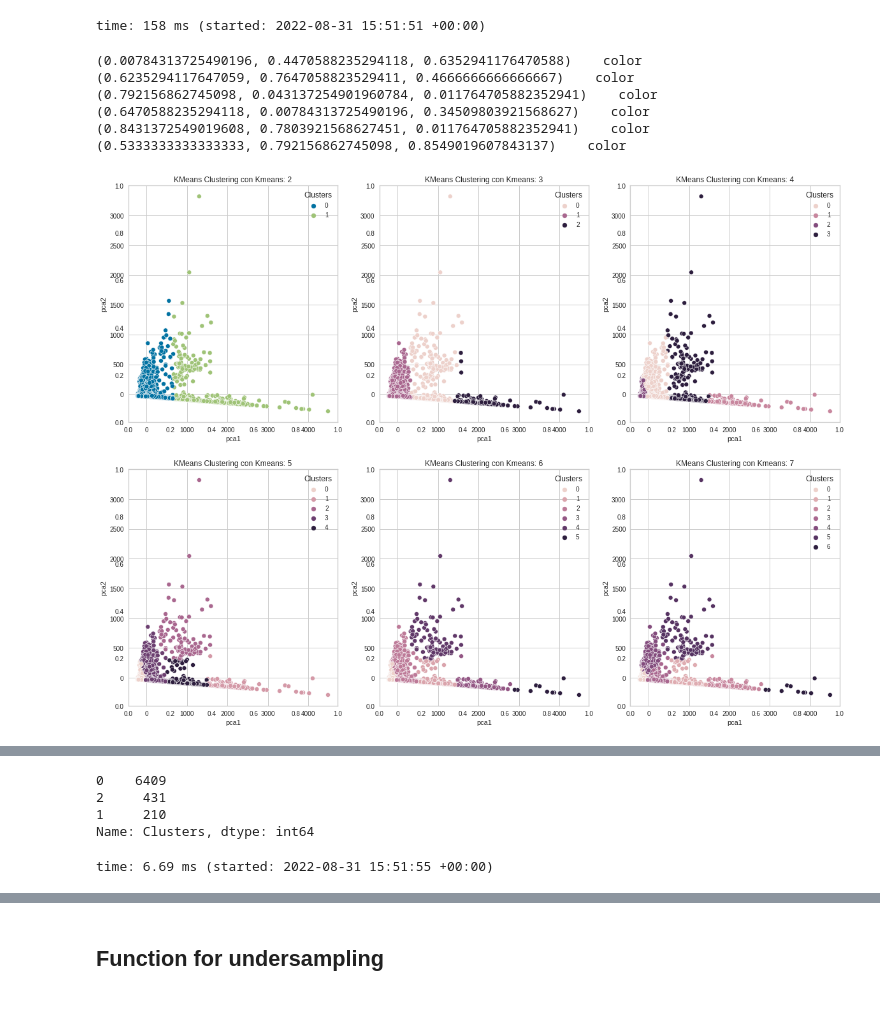
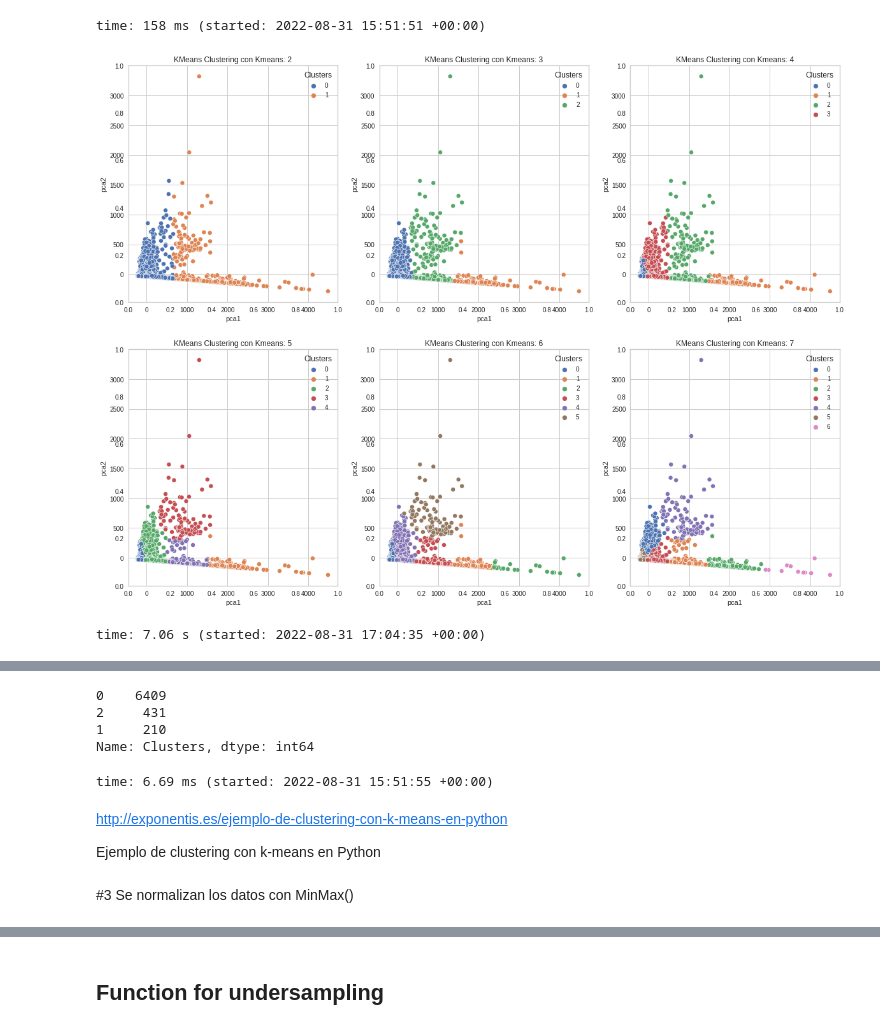
Before and after one commit to JMML2021/Sprint-8.-Algoritmes-d-aprenentatge-NO-supervisat-Agrupaci-, a Jupyter notebook: Sprint_8_Algoritmes_d’aprenentatge_NO_supervisat_Agrupació.ipynb, the cells around one changed output, grey strips where cells are left out. Drawn from its saved outputs; the diff is of its cells as text; code cells hidden in the pictures.

```diff
--- a/Sprint_8_Algoritmes_d’aprenentatge_NO_supervisat_Agrupació.ipynb
+++ b/Sprint_8_Algoritmes_d’aprenentatge_NO_supervisat_Agrupació.ipynb
@@ -475,29 +475,21 @@ time: 158 ms (started: 2022-08-31 15:51:51 +00:00)
 # %%
 # comparo para cada tipo de cluster para ver como afecta:
   # k-means clustering
-import itertools
-# set palette de colores
-palette = itertools.cycle(sns.color_palette())
 
 fig, axes = plt.subplots(2, 3)
 fig.set_figheight(15)
 fig.set_figwidth(20)
 
+
 for n in range (2,8):
-  # color
-  c = next(palette)
-  print(c, '   color')
+
+
   axes = fig.add_subplot(2, 3, n-1)
   clustering_kmeans = KMeans(n_clusters=n)
   df1['Clusters'] = clustering_kmeans.fit_predict(df1)
-  sns.scatterplot(x="pca1", y="pca2", hue=df1['Clusters'], data=results, color=c)
+  sns.scatterplot(x="pca1", y="pca2", hue=df1['Clusters'], data=results, palette='deep')
   plt.title('KMeans Clustering con Kmeans: '+ str(n))
 plt.show()
 # %% [output]
+[figure, new version]
-(0.00784313725490196, 0.4470588235294118, 0.6352941176470588)    color
-(0.6235294117647059, 0.7647058823529411, 0.4666666666666667)    color
-(0.792156862745098, 0.043137254901960784, 0.011764705882352941)    color
-(0.6470588235294118, 0.00784313725490196, 0.34509803921568627)    color
-(0.8431372549019608, 0.7803921568627451, 0.011764705882352941)    color
-(0.5333333333333333, 0.792156862745098, 0.8549019607843137)    color
+time: 7.06 s (started: 2022-08-31 17:04:35 +00:00)
-[figure, old version]
@@ -510,3 +501,9 @@ df1['Clusters'].value_counts()
 1     210
 Name: Clusters, dtype: int64
 time: 6.69 ms (started: 2022-08-31 15:51:55 +00:00)
+# %% [markdown]
+http://exponentis.es/ejemplo-de-clustering-con-k-means-en-python
+
+Ejemplo de clustering con k-means en Python
+# %% [markdown]
+#3 Se normalizan los datos con MinMax()
```
Also changed, not shown: parts of 4 cells of this notebook.
